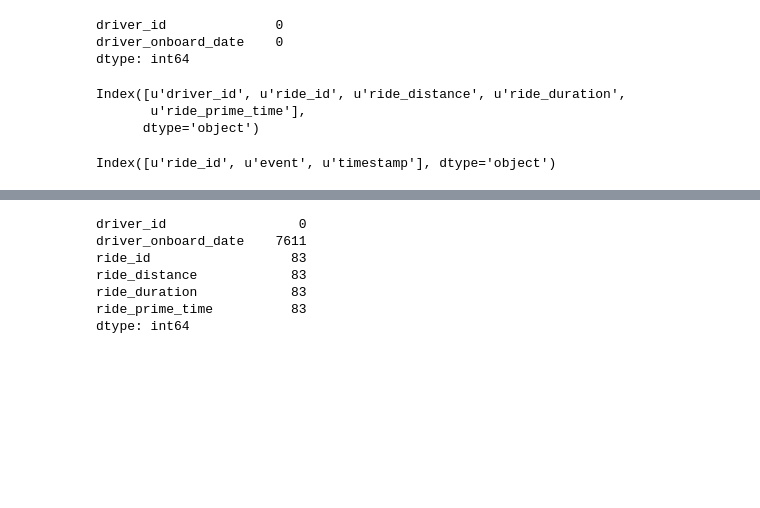
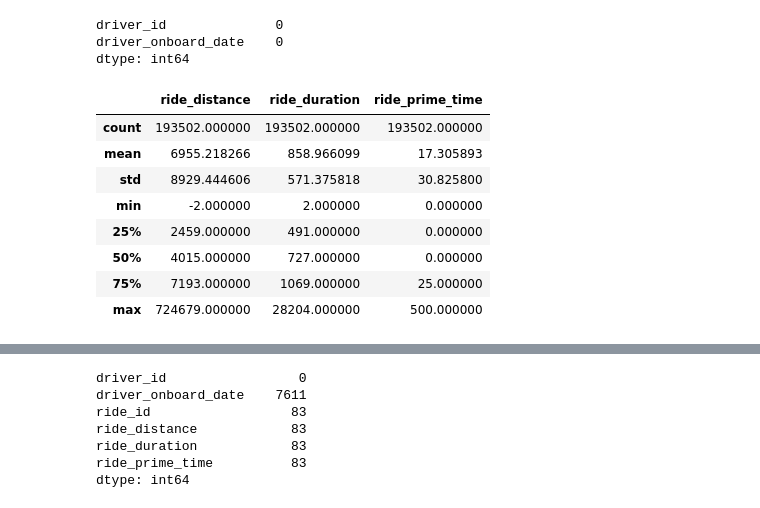
Before and after one commit to slu2009/data_work, a Jupyter notebook: Lyft Data Assignment.ipynb, the cells around one changed output, grey strips where cells are left out. Cells and saved outputs as stored; diff of their text form; code cells hidden in the pictures; blank space fills up the shorter version.

```diff
--- a/Lyft Data Assignment.ipynb
+++ b/Lyft Data Assignment.ipynb
@@ -70,13 +69,14 @@ driver_onboard_date    0
 dtype: int64
 # %%
 ride = pd.read_csv('ride_ids.csv')
-ride.columns
+ride.describe()
 # %% [output]
-Index([u'driver_id', u'ride_id', u'ride_distance', u'ride_duration',
-       u'ride_prime_time'],
-      dtype='object')
+|  | ride_distance | ride_duration | ride_prime_time |
+| count | 193502.000000 | 193502.000000 | 193502.000000 |
+| mean | 6955.218266 | 858.966099 | 17.305893 |
+| std | 8929.444606 | 571.375818 | 30.825800 |
+| min | -2.000000 | 2.000000 | 0.000000 |
+| 25% | 2459.000000 | 491.000000 | 0.000000 |
+| 50% | 4015.000000 | 727.000000 | 0.000000 |
+| 75% | 7193.000000 | 1069.000000 | 25.000000 |
+| max | 724679.000000 | 28204.000000 | 500.000000 |
-# %%
-ride_ts = pd.read_csv('ride_timestamps.csv')
-ride_ts.columns
-# %% [output]
-Index([u'ride_id', u'event', u'timestamp'], dtype='object')
```
Also changed, not shown: parts of 7 cells of this notebook.
